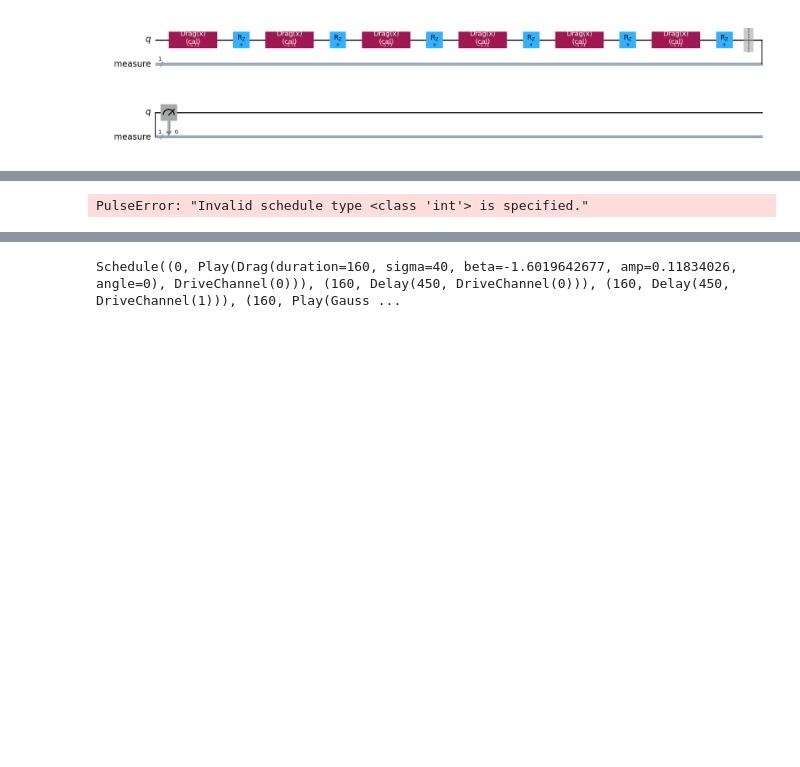
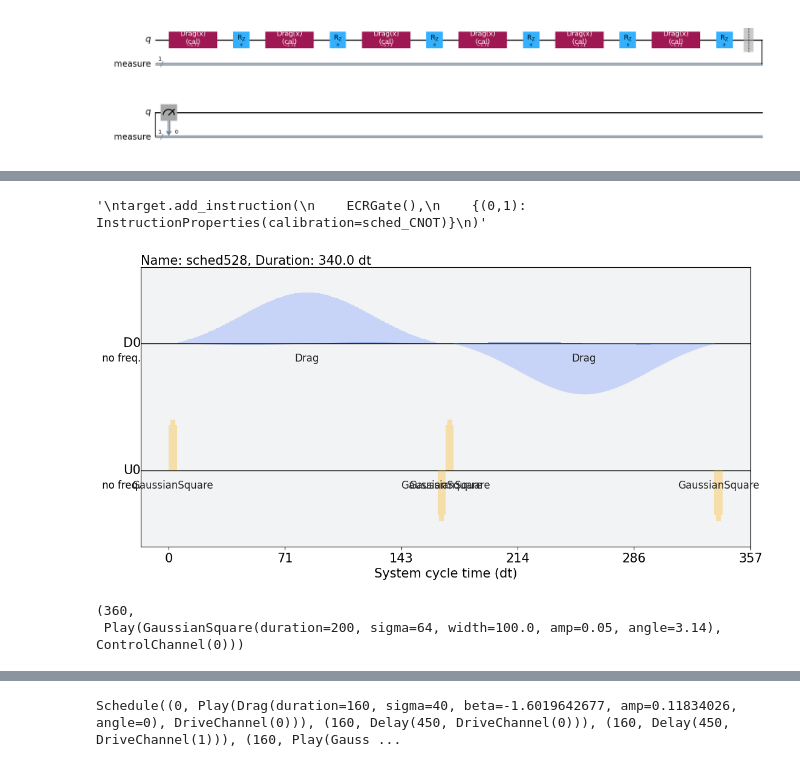
Before and after one commit to pop756/Quantum_KAN, a Jupyter notebook: Pulse_simulator.ipynb, the cells around one changed output, grey strips where cells are left out. Saved outputs shown, nothing was run; the diff lists cells and outputs as text; code cells hidden in the pictures; blank space fills up the shorter version.

```diff
--- a/Pulse_simulator.ipynb
+++ b/Pulse_simulator.ipynb
@@ -225,26 +258,36 @@ from qiskit.pulse import Schedule
 from qiskit.pulse import Play, DriveChannel, ControlChannel,Drag
 from qiskit.pulse import Gaussian,GaussianSquare
 from qiskit.circuit.library import ECRGate
+duration = 5
+sched_CNOT = Schedule(Play(GaussianSquare(duration=duration, sigma=64, width=duration/2, amp=0.05, angle=0.0),ControlChannel(0)))
+sched_CNOT += Schedule((duration, Play(Drag(duration=160, sigma=40, beta=-1.6184263945, amp=0.11881449, angle=0), DriveChannel(0))), name="circuit-614")
+sched_CNOT += Schedule((160,Play(GaussianSquare(duration=duration, sigma=64, width=duration/2, amp=0.05, angle=3.14),ControlChannel(0))))
 
 
-sched_CNOT = Schedule(Play(GaussianSquare(duration=450, sigma=64, width=194, amp=0.5, angle=0.0),ControlChannel(0)))
-sched_CNOT += Schedule(450,Play(Drag(duration=160, sigma=40, beta=-1.6026614614, amp=0.11841666, angle=0), DriveChannel(0)), name="x")
-#sched_CNOT += Schedule((450,Play(Gaussian(duration=150, sigma=64, amp=0.5, angle=0.0),DriveChannel(1))))
-sched_CNOT += Schedule((0,Play(GaussianSquare(duration=450, sigma=64, width=194, amp=0.5, angle=3.14),ControlChannel(0))))
-sched_CNOT += Schedule(Play(GaussianSquare(duration=450, sigma=64, width=194, amp=0.8, angle=0.0),DriveChannel(0)))
-#sched_CNOT += Schedule(Play(GaussianSquare(duration=450, sigma=64, width=194, amp=0.5, angle=0),ControlChannel(0)))
-#sched_CNOT += Schedule((900,Play(Gaussian(duration=150, sigma=64, amp=0.5, angle=3.14),DriveChannel(1))))
-#sched_CNOT += Schedule((150,Play(GaussianSquare(duration=450, sigma=64, width=194, amp=0.5, angle=3.14),ControlChannel(0))))
+sched_CNOT_1 = Schedule(Play(GaussianSquare(duration=duration, sigma=64, width=duration/2, amp=0.05, angle=0),ControlChannel(0)))
+sched_CNOT_1 += Schedule((duration, Play(Drag(duration=160, sigma=40, beta=-1.6184263945, amp=0.11881449, angle=3.14), DriveChannel(0))), name="circuit-614")
+sched_CNOT_1 += Schedule((160,Play(GaussianSquare(duration=duration, sigma=64, width=duration/2, amp=0.05, angle=3.14),ControlChannel(0))))
+
+sched_CNOT +=sched_CNOT_1
 """
 target.add_instruction(
     ECRGate(),
     {(0,1): InstructionProperties(calibration=sched_CNOT)}
 )"""
 # %% [output]
-PulseError: "Invalid schedule type <class 'int'> is specified."
+'\ntarget.add_instruction(\n    ECRGate(),\n    {(0,1): InstructionProperties(calibration=sched_CNOT)}\n)'
+# %%
+sched_CNOT.draw()
+# %% [output]
+[figure, added]
 # %%
 target.update_instruction_properties(
     'ecr',
     (0,1),
     InstructionProperties(calibration=sched_CNOT)
 )
+# %%
+sch.instructions[2]
+# %% [output]
+(360,
+ Play(GaussianSquare(duration=200, sigma=64, width=100.0, amp=0.05, angle=3.14), ControlChannel(0)))
```
Also changed, not shown: parts of 14 cells of this notebook.
